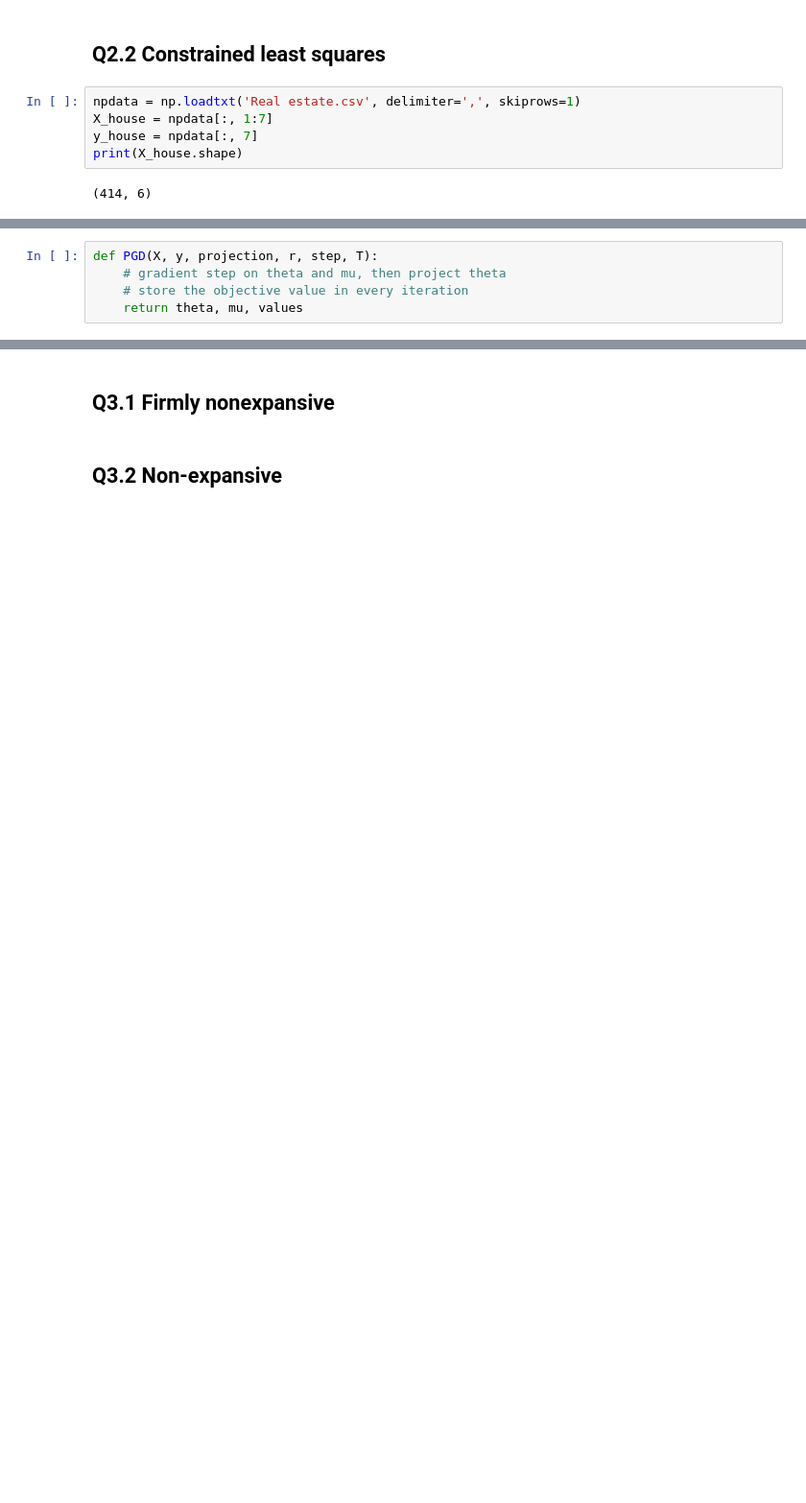
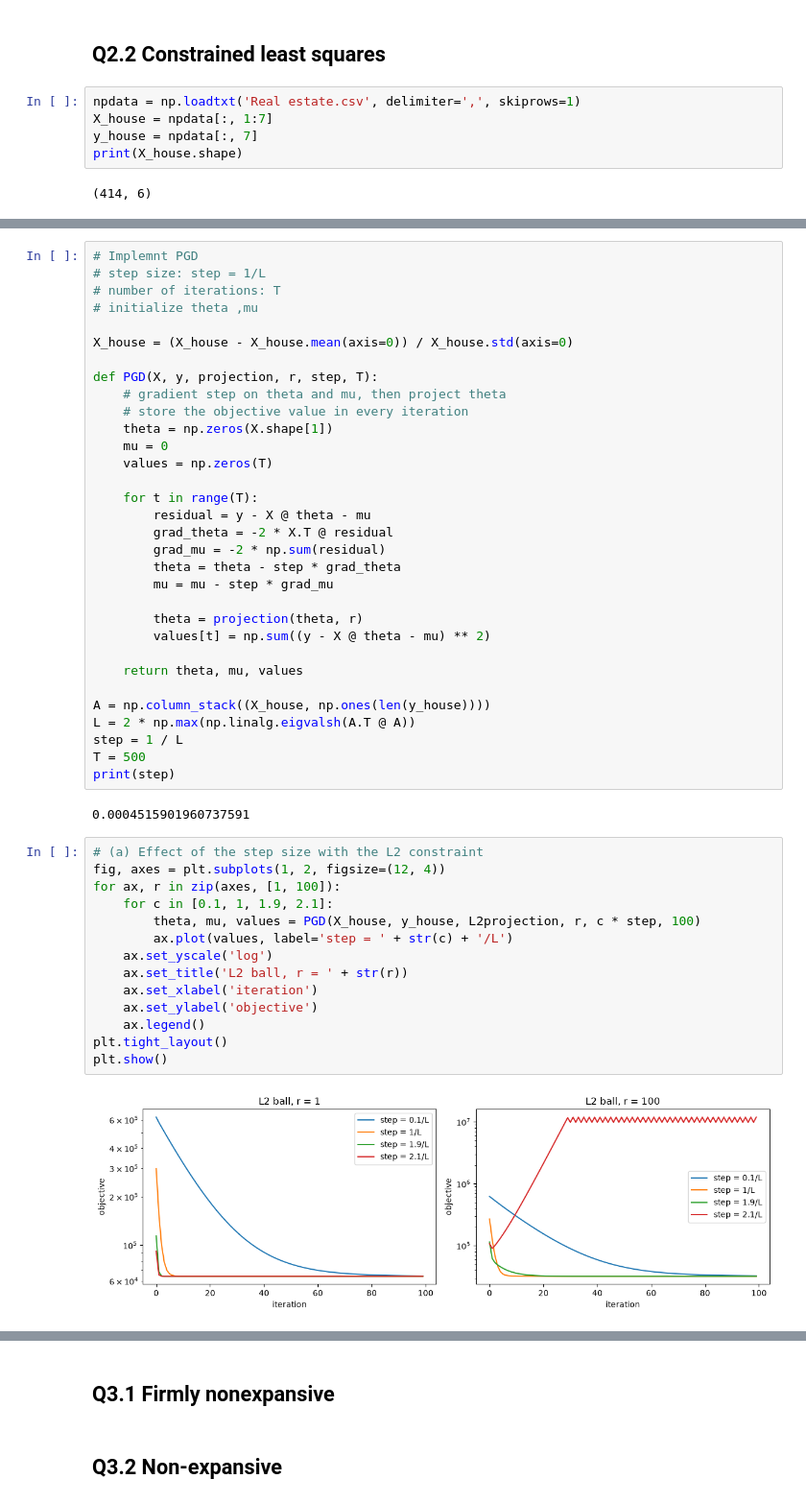
Before and after one commit to SimonC03/coding-playground, a Jupyter notebook: MPDSC/continuous-optimization/assignment3/assignment3_group3.ipynb, the cells around one changed output, grey strips where cells are left out. Shown at 96% size. Cells and saved outputs as stored; diff of their text form; blank space fills up the shorter version.

```diff
--- a/MPDSC/continuous-optimization/assignment3/assignment3_group3.ipynb
+++ b/MPDSC/continuous-optimization/assignment3/assignment3_group3.ipynb
@@ -171,7 +236,52 @@ def LINFprojection(x, r):
 # %%
+# Implemnt PGD
+# step size: step = 1/L
+# number of iterations: T
+# initialize theta ,mu
+
+X_house = (X_house - X_house.mean(axis=0)) / X_house.std(axis=0)
+
 def PGD(X, y, projection, r, step, T):
     # gradient step on theta and mu, then project theta
     # store the objective value in every iteration
+    theta = np.zeros(X.shape[1])
+    mu = 0
+    values = np.zeros(T)
+
+    for t in range(T):
+        residual = y - X @ theta - mu
+        grad_theta = -2 * X.T @ residual
+        grad_mu = -2 * np.sum(residual)
+        theta = theta - step * grad_theta
+        mu = mu - step * grad_mu
+
+        theta = projection(theta, r)
+        values[t] = np.sum((y - X @ theta - mu) ** 2)
+
     return theta, mu, values
+
+A = np.column_stack((X_house, np.ones(len(y_house))))
+L = 2 * np.max(np.linalg.eigvalsh(A.T @ A))
+step = 1 / L
+T = 500
+print(step)
+# %% [output]
+0.0004515901960737591
+# %%
+# (a) Effect of the step size with the L2 constraint
+fig, axes = plt.subplots(1, 2, figsize=(12, 4))
+for ax, r in zip(axes, [1, 100]):
+    for c in [0.1, 1, 1.9, 2.1]:
+        theta, mu, values = PGD(X_house, y_house, L2projection, r, c * step, 100)
+        ax.plot(values, label='step = ' + str(c) + '/L')
+    ax.set_yscale('log')
+    ax.set_title('L2 ball, r = ' + str(r))
+    ax.set_xlabel('iteration')
+    ax.set_ylabel('objective')
+    ax.legend()
+plt.tight_layout()
+plt.show()
+# %% [output]
+[figure, added]
 # %%
 # (b) Objective value vs iterations for each constraint with r = 1
```
Also changed, not shown: parts of 7 cells of this notebook.
